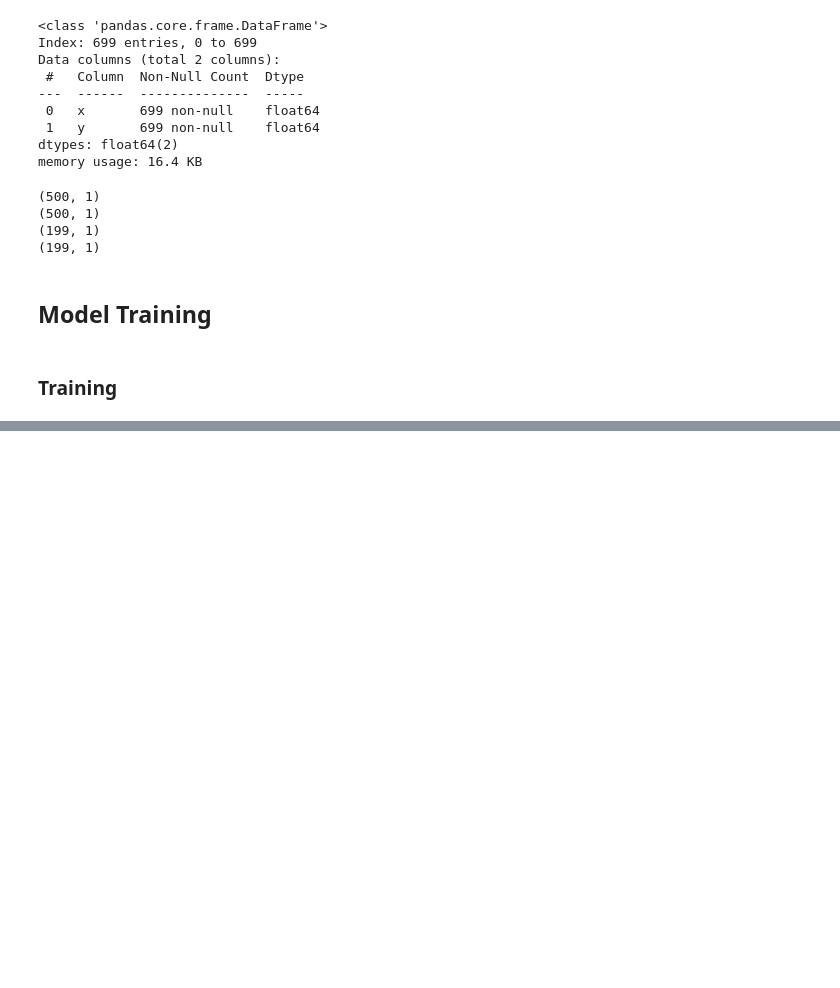
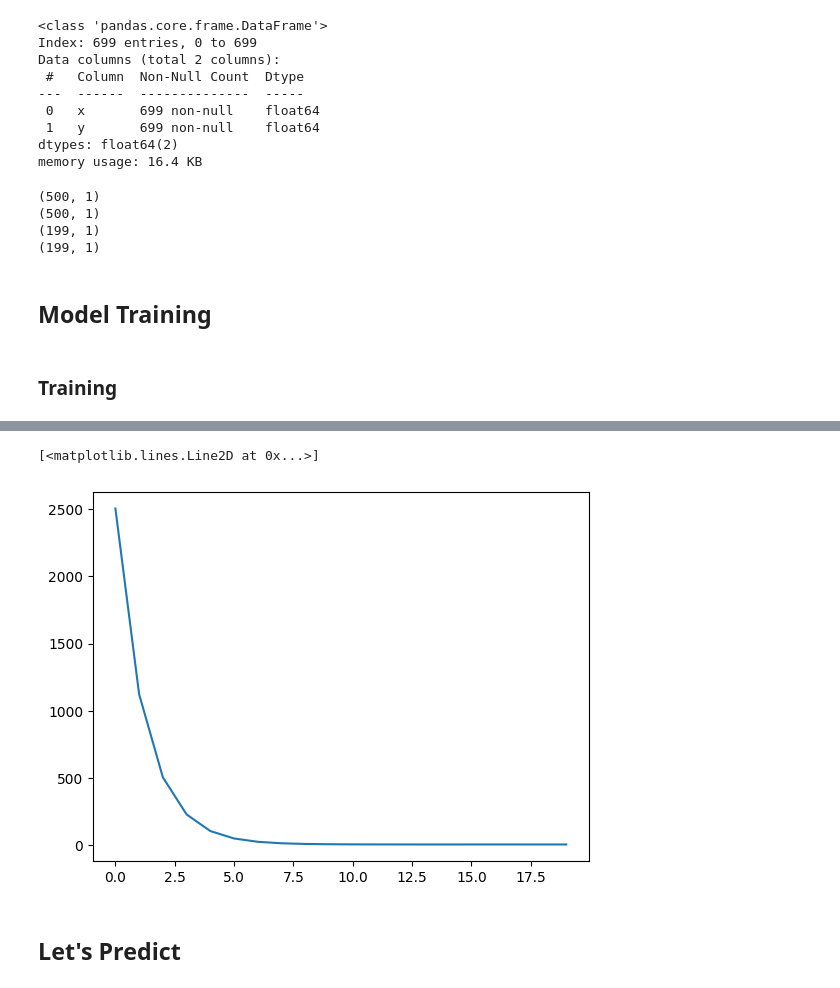
Before and after one commit to dipti95/MachineLearning-AI, a Jupyter notebook: LinearRegressionFromScratch.ipynb, the cells around one changed output, grey strips where cells are left out. Saved outputs shown, nothing was run; the diff lists cells and outputs as text; code cells hidden in the pictures; blank space fills up the shorter version.

```diff
--- a/LinearRegressionFromScratch.ipynb
+++ b/LinearRegressionFromScratch.ipynb
@@ -223,4 +187,4 @@ Iteration = 6, Loss = 83.67633124149384
 ... (29 outputs left out)
 # %%
-parameters, loss = train(train_input, train_output, 0.1, 20)
+#parameters, loss = train(train_input, train_output, 0.1, 20)
 #0.1 is a learning rate which is much higher
@@ -244,0 +218,7 @@ m
+# %%
+plt.plot(loss)
+# %% [output]
+[<matplotlib.lines.Line2D at 0x...>]
+[figure, added]
+# %% [markdown]
+## Let's Predict
```
Also changed, not shown: parts of 9 cells of this notebook.
